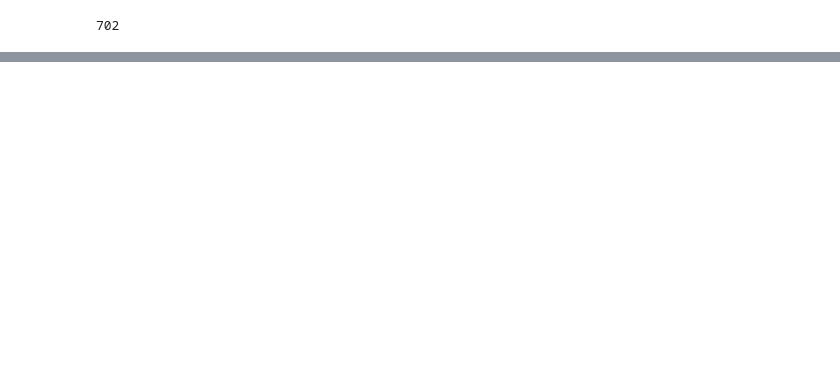
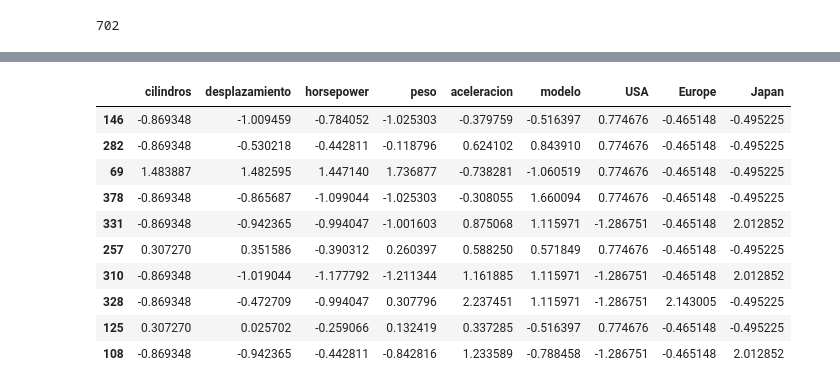
Before and after one commit to josueelias9/AI-tensorflow_python, a Jupyter notebook: Untitled0.ipynb, the cells around one changed output, grey strips where cells are left out. Saved outputs shown, nothing was run; the diff lists cells and outputs as text; code cells hidden in the pictures; blank space fills up the shorter version.

```diff
--- a/Untitled0.ipynb
+++ b/Untitled0.ipynb
@@ -95,0 +178,14 @@ test_dataset.size
+# %%
+normed_train_data[:10]
+# %% [output]
+|  | cilindros | desplazamiento | horsepower | peso | aceleracion | modelo | USA | Europe | Japan |
+| 146 | -0.869348 | -1.009459 | -0.784052 | -1.025303 | -0.379759 | -0.516397 | 0.774676 | -0.465148 | -0.495225 |
+| 282 | -0.869348 | -0.530218 | -0.442811 | -0.118796 | 0.624102 | 0.843910 | 0.774676 | -0.465148 | -0.495225 |
+| 69 | 1.483887 | 1.482595 | 1.447140 | 1.736877 | -0.738281 | -1.060519 | 0.774676 | -0.465148 | -0.495225 |
+| 378 | -0.869348 | -0.865687 | -1.099044 | -1.025303 | -0.308055 | 1.660094 | 0.774676 | -0.465148 | -0.495225 |
+| 331 | -0.869348 | -0.942365 | -0.994047 | -1.001603 | 0.875068 | 1.115971 | -1.286751 | -0.465148 | 2.012852 |
+| 257 | 0.307270 | 0.351586 | -0.390312 | 0.260397 | 0.588250 | 0.571849 | 0.774676 | -0.465148 | -0.495225 |
+| 310 | -0.869348 | -1.019044 | -1.177792 | -1.211344 | 1.161885 | 1.115971 | -1.286751 | -0.465148 | 2.012852 |
+| 328 | -0.869348 | -0.472709 | -0.994047 | 0.307796 | 2.237451 | 1.115971 | -1.286751 | 2.143005 | -0.495225 |
+| 125 | 0.307270 | 0.025702 | -0.259066 | 0.132419 | 0.337285 | -0.516397 | 0.774676 | -0.465148 | -0.495225 |
+| 108 | -0.869348 | -0.942365 | -0.442811 | -0.842816 | 1.233589 | -0.788458 | -1.286751 | -0.465148 | 2.012852 |
```
Also changed, not shown: parts of 15 cells of this notebook.
